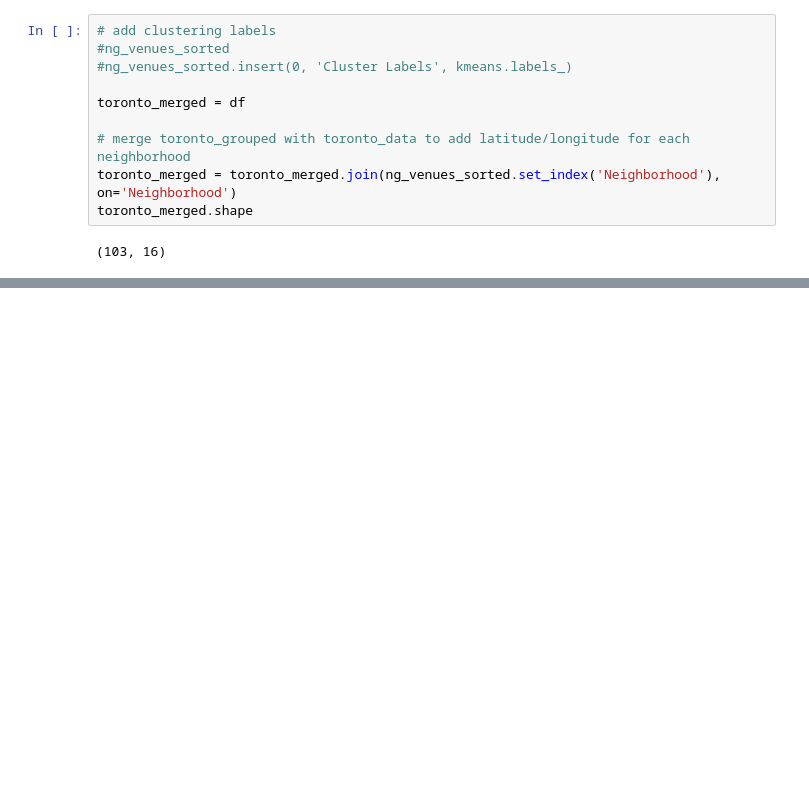
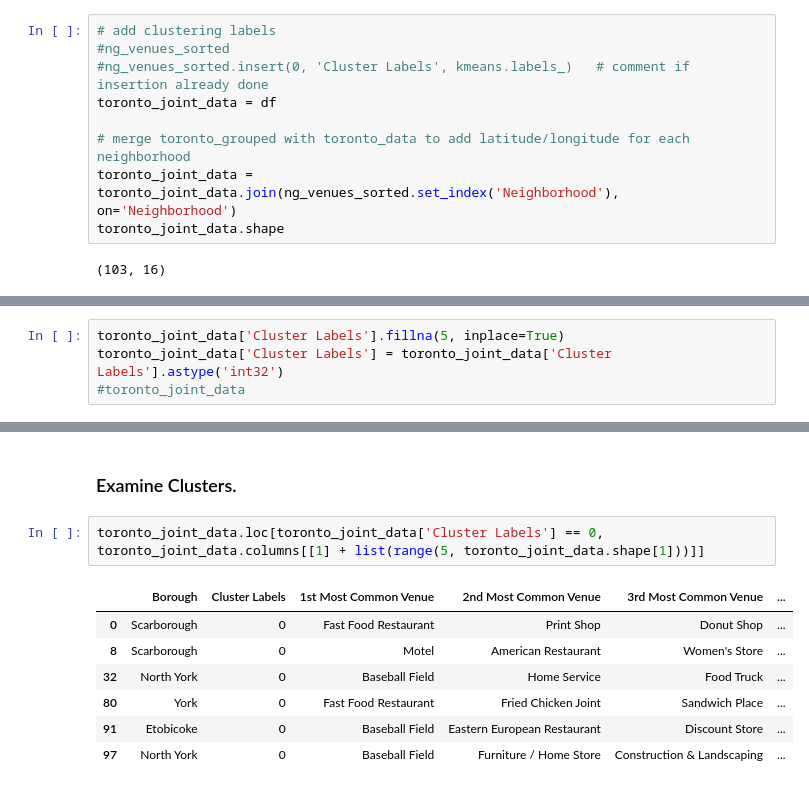
Before and after one commit to amitnehapandey/data-science-jupyter-notebooks, a Jupyter notebook: Segmenting and Clustering Neighborhoods .ipynb, the cells around one changed output, grey strips where cells are left out. Saved outputs shown, nothing was run; the diff lists cells and outputs as text; blank space fills up the shorter version.

```diff
--- a/Segmenting and Clustering Neighborhoods .ipynb
+++ b/Segmenting and Clustering Neighborhoods .ipynb
@@ -451,12 +451,11 @@ Let's create a new dataframe that includes the cluster as well as the top 10 ven
 # %%
 # add clustering labels
 #ng_venues_sorted
-#ng_venues_sorted.insert(0, 'Cluster Labels', kmeans.labels_)
-
-toronto_merged = df
+#ng_venues_sorted.insert(0, 'Cluster Labels', kmeans.labels_)   # comment if insertion already done
+toronto_joint_data = df
 
 # merge toronto_grouped with toronto_data to add latitude/longitude for each neighborhood
-toronto_merged = toronto_merged.join(ng_venues_sorted.set_index('Neighborhood'), on='Neighborhood')
-toronto_merged.shape
+toronto_joint_data = toronto_joint_data.join(ng_venues_sorted.set_index('Neighborhood'), on='Neighborhood')
+toronto_joint_data.shape
 # %% [output]
 (103, 16)
@@ -462,0 +464,4 @@ toronto_merged.shape
+# %%
+toronto_joint_data['Cluster Labels'].fillna(5, inplace=True)
+toronto_joint_data['Cluster Labels'] = toronto_joint_data['Cluster Labels'].astype('int32')
+#toronto_joint_data
@@ -488,0 +496,12 @@ TypeError: list indices must be integers or slices, not float
+# %% [markdown]
+### Examine Clusters.
+# %%
+toronto_joint_data.loc[toronto_joint_data['Cluster Labels'] == 0, toronto_joint_data.columns[[1] + list(range(5, toronto_joint_data.shape[1]))]]
+# %% [output]
+|  | Borough | Cluster Labels | 1st Most Common Venue | 2nd Most Common Venue | 3rd Most Common Venue | ... |
+| 0 | Scarborough | 0 | Fast Food Restaurant | Print Shop | Donut Shop | ... |
+| 8 | Scarborough | 0 | Motel | American Restaurant | Women's Store | ... |
+| 32 | North York | 0 | Baseball Field | Home Service | Food Truck | ... |
+| 80 | York | 0 | Fast Food Restaurant | Fried Chicken Joint | Sandwich Place | ... |
+| 91 | Etobicoke | 0 | Baseball Field | Eastern European Restaurant | Discount Store | ... |
+| 97 | North York | 0 | Baseball Field | Furniture / Home Store | Construction & Landscaping | ... |
```
Also changed, not shown: parts of 3 cells of this notebook.
